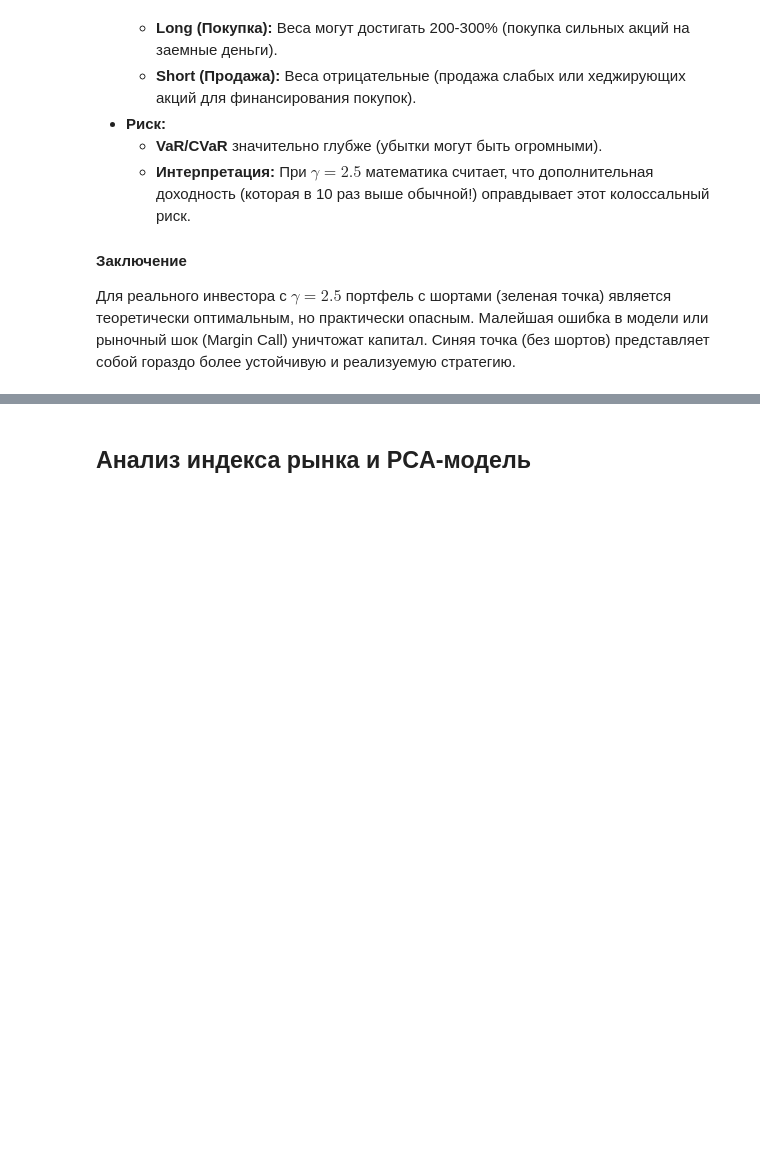
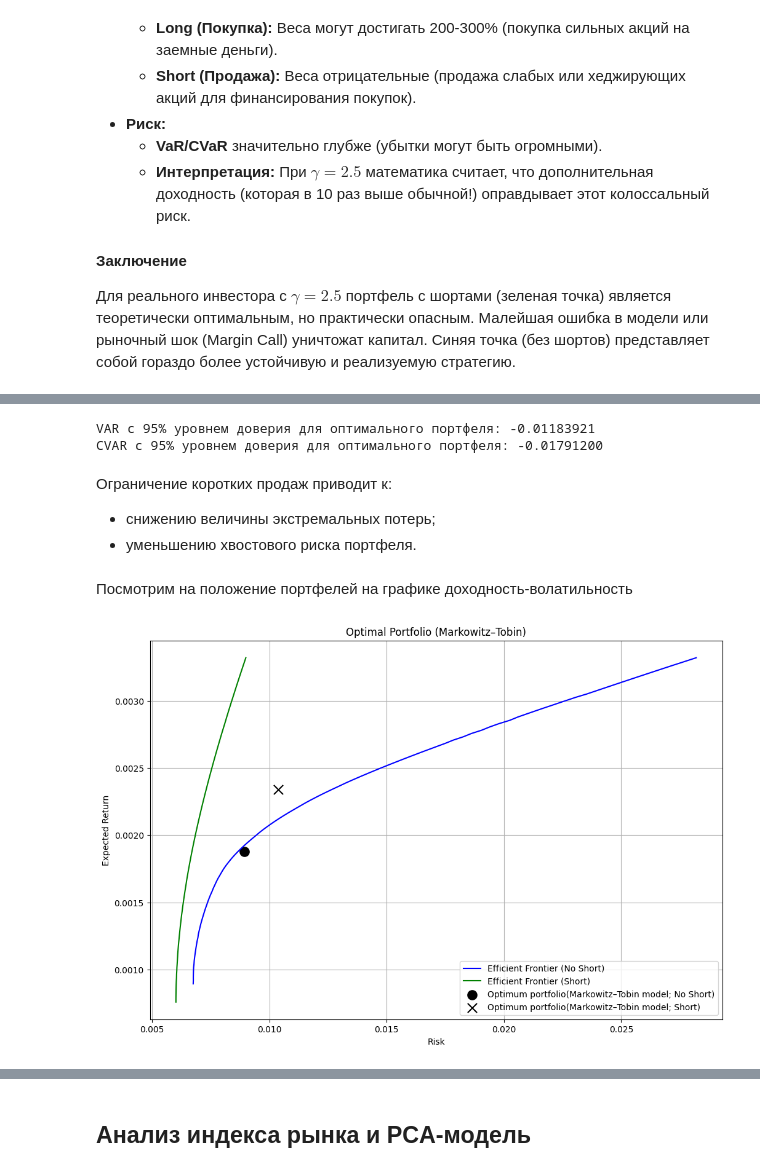
Before and after one commit to theMagusDev/NASDAQ-opt-portfolio, a Jupyter notebook: optimal_portfolio_report.ipynb, the cells around one changed output, grey strips where cells are left out. Cells and saved outputs as stored; diff of their text form; code cells hidden in the pictures; blank space fills up the shorter version.

```diff
--- a/solution.ipynb
+++ b/optimal_portfolio_report.ipynb
@@ -663,0 +777,8 @@ plt.show()
+# %%
+ret_tan = w_tan @ mu_10
+vol_tan = np.sqrt(w_tan @ Sigma_10 @ w_tan)
+sharpe_tan = (ret_tan - rf_daily) / vol_tan
+
+print("Средняя дневная лог-доходность портфеля: %.8f" % ret_tan)
+print("Средний дневной риск (волатильность) портфеля: %.8f" % vol_tan)
+print("Отношение шарпа для портфеля: %.8f" % sharpe_tan)
@@ -663,0 +855,8 @@ plt.show()
+# %%
+ret_tan_ns = w_tan_ns @ mu_10
+vol_tan_ns = np.sqrt(w_tan_ns @ Sigma_10 @ w_tan_ns)
+sharpe_tan_ns = (ret_tan_ns - rf_daily) / vol_tan_ns
+
+print("Средняя дневная лог-доходность портфеля: %.8f" % ret_tan_ns)
+print("Средний дневной риск (волатильность) портфеля: %.8f" % vol_tan_ns)
+print("Отношение шарпа для портфеля: %.8f" % sharpe_tan_ns)
@@ -663,0 +877,48 @@ plt.show()
+# %%
+R = log_returns.loc[:, top_10_tickers]
+portfolio_returns_ns = R @ w_tan_ns
+alpha = 0.95
+
+VaR_95_ns = np.quantile(portfolio_returns_ns, 1 - alpha)
+CVaR_95_ns = portfolio_returns_ns[portfolio_returns_ns <= VaR_95_ns].mean()
+
+print("VAR с 95%% уровнем доверия для оптимального портфеля: %.8f" % VaR_95_ns)
+print("CVAR c 95%% уровнем доверия для оптимального портфеля: %.8f" % CVaR_95_ns)
+# %% [output]
+VAR с 95% уровнем доверия для оптимального портфеля: -0.01183921
+CVAR c 95% уровнем доверия для оптимального портфеля: -0.01791200
+# %% [markdown]
+Ограничение коротких продаж приводит к:
+- снижению величины экстремальных потерь;
+- уменьшению хвостового риска портфеля.
+# %% [markdown]
+Посмотрим на положение портфелей на графике доходность-волатильность
+# %%
+# 1. Построение эффективного фронта без ограничений на короткие позиции (allow_short=True)
+risks_s, rets_s, _ = get_efficient_frontier(mu, Sigma, allow_short=True)
+
+# 2. Построение эффективного фронта с запретом коротких позиций (allow_short=False)
+risks_ns, rets_ns, _ = get_efficient_frontier(mu, Sigma, allow_short=False)
+
+# Присваиваем значения переменным, которые используются далее в коде для визуализации
+returns_short_allowed, risks_short_allowed = rets_s, risks_s
+returns_no_short, risks_no_short = rets_ns, risks_ns
+# %%
+plt.figure(figsize=(12, 8))
+
+plt.plot(risks_no_short, returns_no_short, 'b-', label='Efficient Frontier (No Short)')
+plt.plot(risks_short_allowed, returns_short_allowed, 'g-', label='Efficient Frontier (Short)')
+
+plt.scatter(vol_tan_ns, ret_tan_ns,
+            color='black', marker='o', s=120, label='Optimum portfolio(Markowitz–Tobin model; No Short)')
+plt.scatter(vol_tan, ret_tan,
+            color='black', marker='x', s=120, label='Optimum portfolio(Markowitz–Tobin model; Short)')
+
+plt.xlabel('Risk')
+plt.ylabel('Expected Return')
+plt.title('Optimal Portfolio (Markowitz–Tobin)')
+plt.legend()
+plt.grid(True)
+plt.show()
+# %% [output]
+[figure, added]
```
Also changed, not shown: parts of 48 cells of this notebook, 4 other files.
